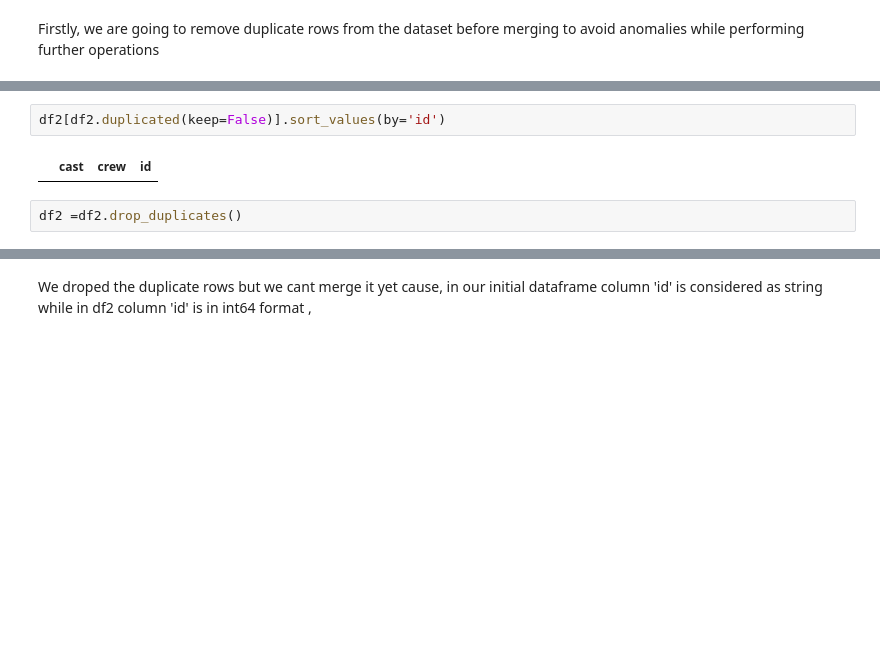
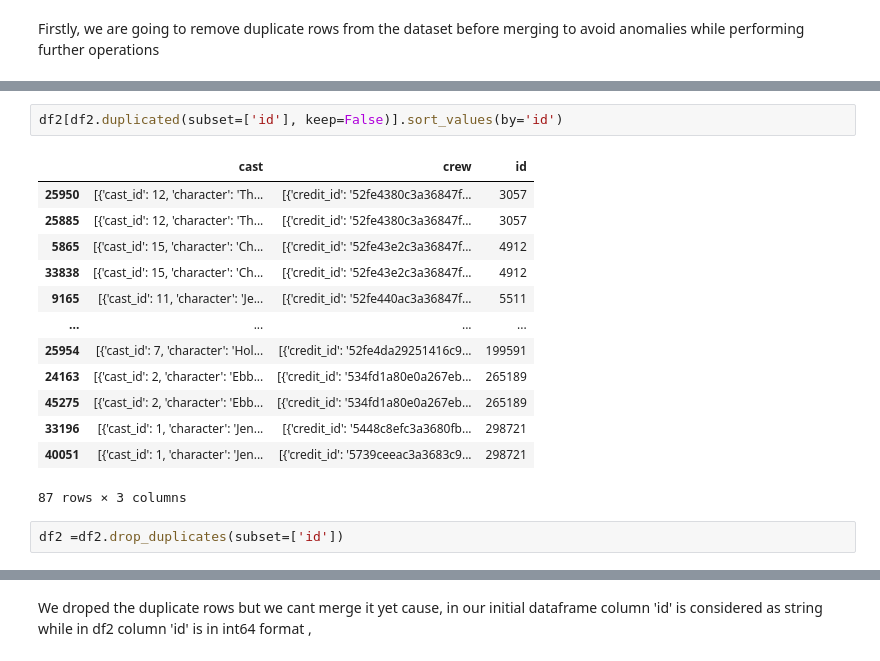
Before and after one commit to AmeyDande/pandas-movie-analysis, a Jupyter notebook: notebook/movies-analysis.ipynb, the cells around one changed output, grey strips where cells are left out. Cells and saved outputs as stored; diff of their text form; blank space fills up the shorter version.

```diff
--- a/notebook/movies-analysis.ipynb
+++ b/notebook/movies-analysis.ipynb
@@ -104,6 +106,18 @@ memory usage: 8.7+ MB
 # %%
-df2[df2.duplicated(keep=False)].sort_values(by='id')
+df2[df2.duplicated(subset=['id'], keep=False)].sort_values(by='id')
 # %% [output]
 |  | cast | crew | id |
+| 25950 | [{'cast_id': 12, 'character': 'Th... | [{'credit_id': '52fe4380c3a36847f... | 3057 |
+| 25885 | [{'cast_id': 12, 'character': 'Th... | [{'credit_id': '52fe4380c3a36847f... | 3057 |
+| 5865 | [{'cast_id': 15, 'character': 'Ch... | [{'credit_id': '52fe43e2c3a36847f... | 4912 |
+| 33838 | [{'cast_id': 15, 'character': 'Ch... | [{'credit_id': '52fe43e2c3a36847f... | 4912 |
+| 9165 | [{'cast_id': 11, 'character': 'Je... | [{'credit_id': '52fe440ac3a36847f... | 5511 |
+| ... | ... | ... | ... |
+| 25954 | [{'cast_id': 7, 'character': 'Hol... | [{'credit_id': '52fe4da29251416c9... | 199591 |
+| 24163 | [{'cast_id': 2, 'character': 'Ebb... | [{'credit_id': '534fd1a80e0a267eb... | 265189 |
+| 45275 | [{'cast_id': 2, 'character': 'Ebb... | [{'credit_id': '534fd1a80e0a267eb... | 265189 |
+| 33196 | [{'cast_id': 1, 'character': 'Jen... | [{'credit_id': '5448c8efc3a3680fb... | 298721 |
+| 40051 | [{'cast_id': 1, 'character': 'Jen... | [{'credit_id': '5739ceeac3a3683c9... | 298721 |
+87 rows × 3 columns
 # %%
-df2 =df2.drop_duplicates()
+df2 =df2.drop_duplicates(subset=['id'])
```
Also changed, not shown: parts of 23 cells of this notebook.
